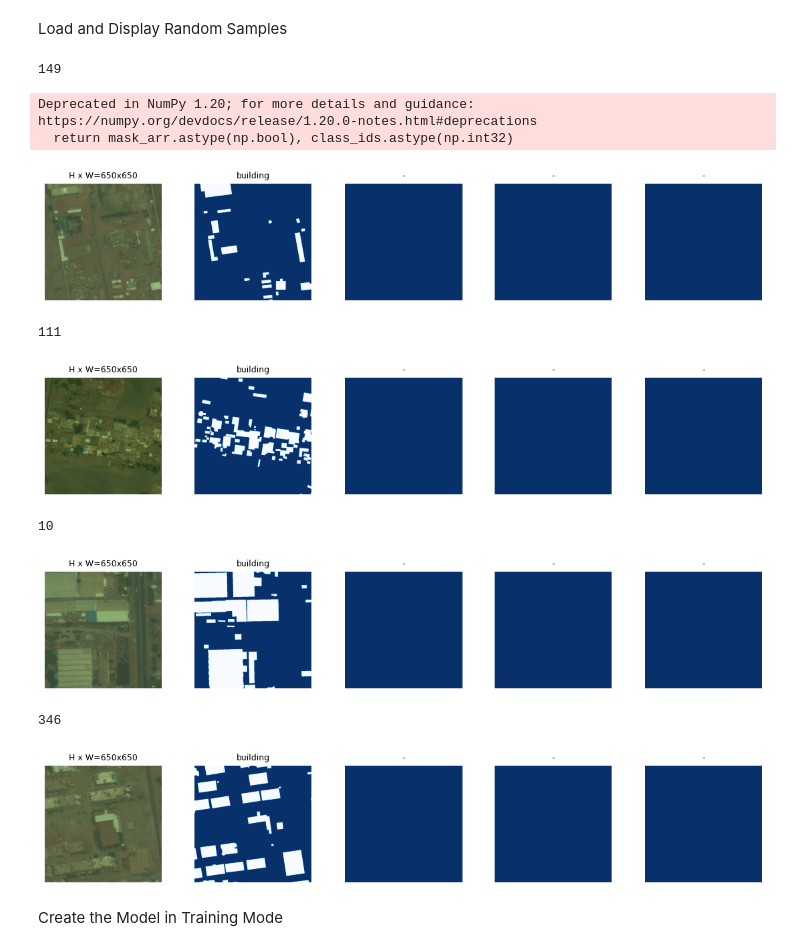
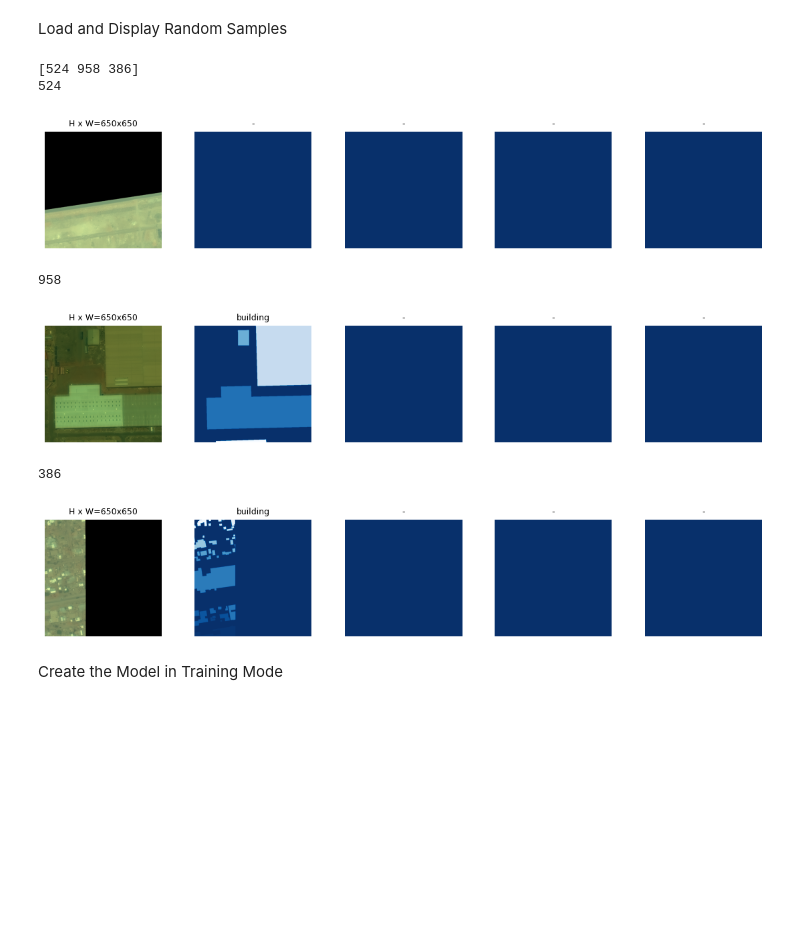
Before and after one commit to bobadams1/house_finder, a Jupyter notebook: code/05_Building_Detection.ipynb, the cells around one changed output. Drawn from its saved outputs; the diff is of its cells as text; code cells hidden in the pictures; blank space fills up the shorter version.

```diff
--- a/code/05_Building_Detection.ipynb
+++ b/code/05_Building_Detection.ipynb
@@ -284,7 +283,9 @@ class SpaceNetDataset(utils.Dataset):
 
   def load_mask(self, image_id):
     # load in the geojson file
-    with open(f"../data/training_data/spacenet_v2/labels/img{image_id}label_.geojson") as igj:
+    annotations_dir = os.path.join(data_dir, 'labels/')
+    geojson_path = os.path.join(annotations_dir, "img"+str(image_id)+"label_.geojson")
+    with open(geojson_path) as igj:
         data = json.load(igj)
     # if GDAL 3+
     crs = data["crs"]["properties"]["name"]
@@ -293,9 +294,13 @@ class SpaceNetDataset(utils.Dataset):
     masks = np.zeros((650,650))
 
     #read in rastered image file with matching id
-    rds = rioxarray.open_rasterio(f"../data/training_data/spacenet_v2/images/img{image_id}PS-RGB_.tif").isel(band=0)
+    img_path = os.path.join(data_dir, 'images/', 'img'+str(image_id)+'PS-RGB_.tif')
+    rds = rioxarray.open_rasterio(img_path).isel(band=0)
     rds.values[:] = 1
     rds.rio.write_nodata(0,inplace=True)
+
+    # Create an array to append class_ids
+    class_ids = np.array([])
 
     #loop through buildings to extract mask information using geometry
     for building in buildings:
@@ -320,4 +325,4 @@ class SpaceNetDataset(utils.Dataset):
     else:
         class_ids=np.ones((1))
         masks = masks.reshape((650,650,1))
-    return masks.astype(np.bool), class_ids.astype(np.int32)
+    return masks.astype(np.int32), class_ids.astype(np.int32)
@@ -328,10 +331,12 @@ Training Dataset
 # %%
 #segment training data
 dataset_train = SpaceNetDataset()
-dataset_train.load_dataset(os.path.join(data_dir, 'images/'), 0, 400)
+dataset_train.load_dataset(data_dir, 1, 200)
+# print(dataset_train.image_info)
 dataset_train.prepare()
+# print(dataset_train.image_ids)
 
 #segment validation data
 dataset_val = SpaceNetDataset()
-dataset_val.load_dataset(os.path.join(data_dir, 'labels/'), 401, 500)
+dataset_val.load_dataset(data_dir, 201, 251)
 dataset_val.prepare()
@@ -340,24 +365,22 @@ FileNotFoundError: ignored
 # %% [markdown]
 Load and Display Random Samples
 # %%
-image_ids = np.random.choice(dataset_train.image_ids,4)
+image_ids = np.random.choice(dataset_train.image_ids,3)
+print(image_ids)
 
 for image_id in image_ids:
     print(image_id)
     image = dataset_train.load_image(image_id)
     mask, class_ids = dataset_train.load_mask(image_id)
     visualize.display_top_masks(image, mask, class_ids, dataset_train.class_names)
 # %% [output]
-149
+[524 958 386]
+524
+[figure, new version]
-Deprecated in NumPy 1.20; for more details and guidance: https://numpy.org/devdocs/release/1.20.0-notes.html#deprecations
-  return mask_arr.astype(np.bool), class_ids.astype(np.int32)
+958
-[figure, old version]
+[figure, new version]
-111
+386
-[figure, old version]
-10
-[figure, old version]
+[figure, new version]
-346
-[figure, removed]
 # %% [markdown]
 Create the Model in Training Mode
 # %%
```
Also changed, not shown: parts of 17 cells of this notebook, 2 other files.
